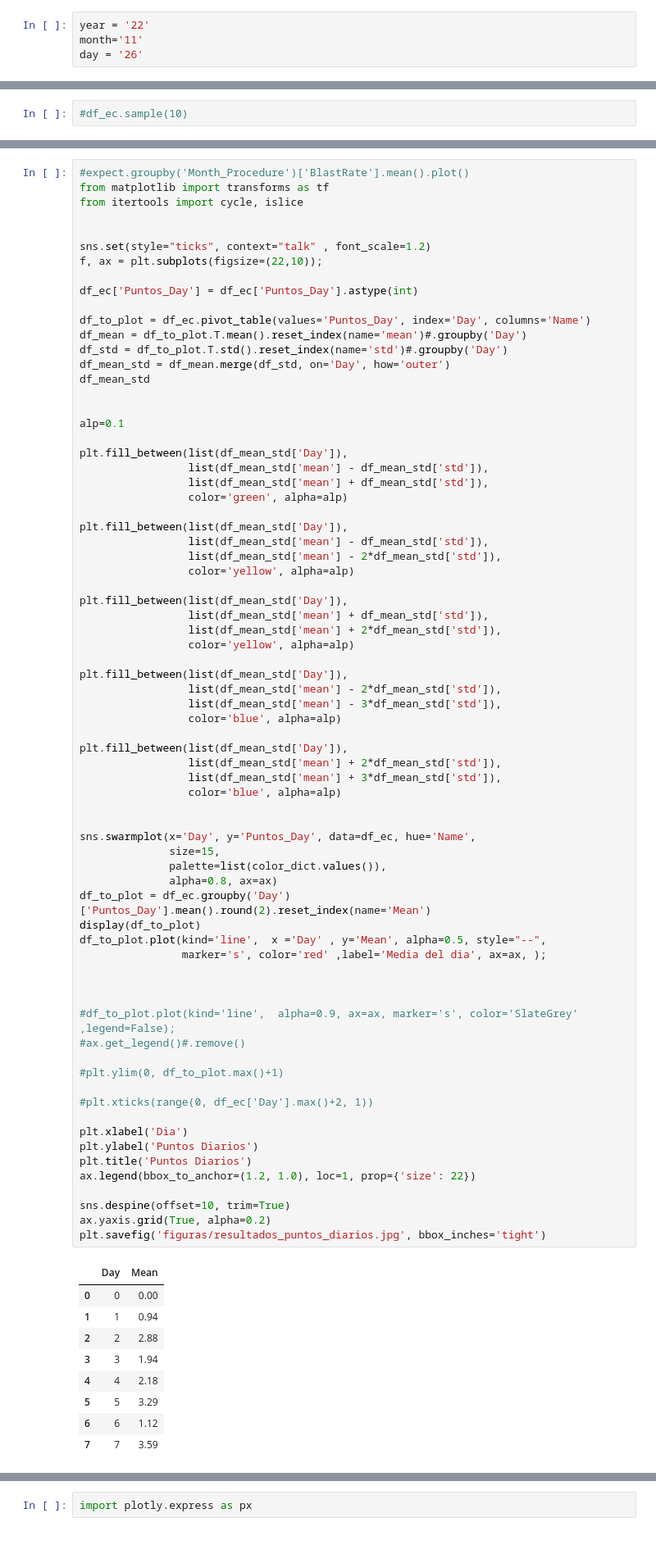
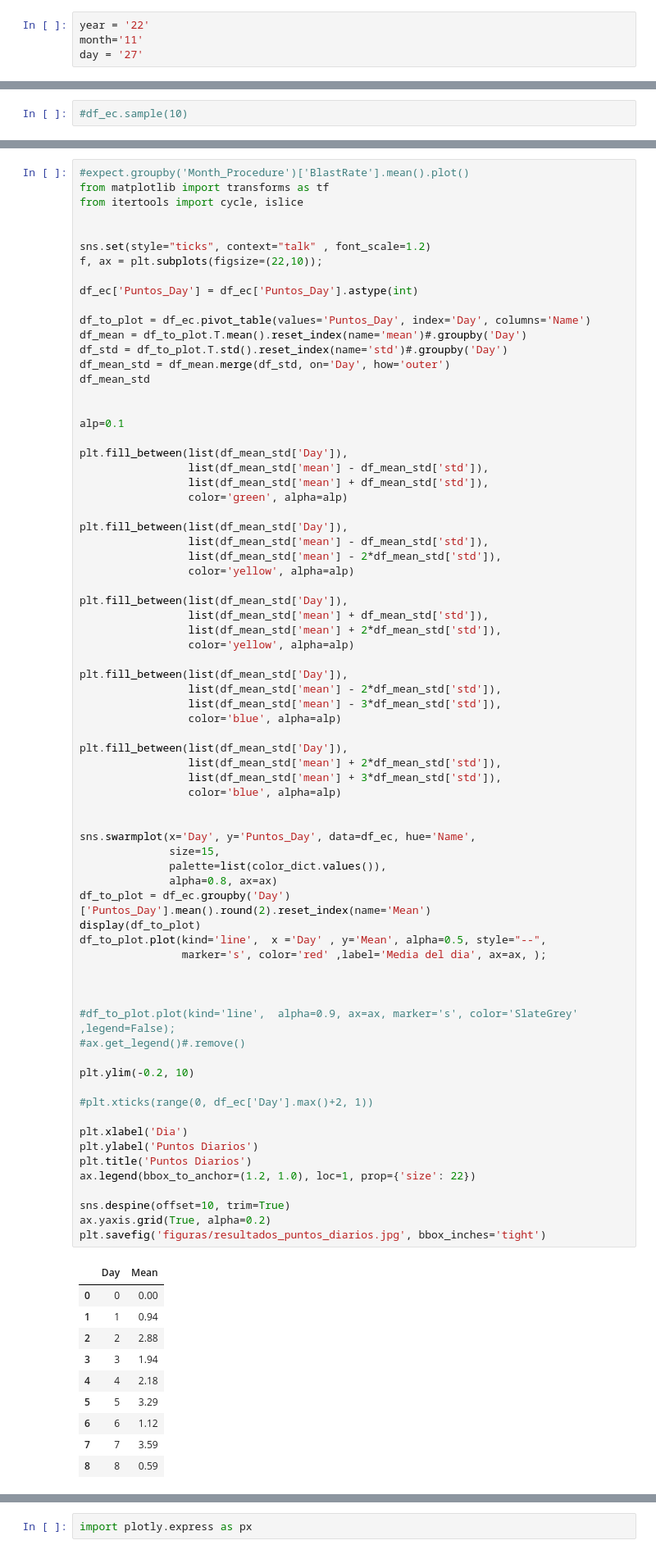
Before and after one commit to ufranca/wc2022, a Jupyter notebook: plot_results_v2.ipynb, the cells around one changed output, grey strips where cells are left out. Shown: that part at 82% size. Cells and saved outputs as stored; diff of their text form.

```diff
--- a/plot_results_v2.ipynb
+++ b/plot_results_v2.ipynb
@@ -51,7 +51,7 @@ HTML("<style>.container { width:90% !important; }</style>")
 # %%
 year = '22'
 month='11'
-day = '26'
+day = '27'
 # %%
 df_ec = pd.read_excel("resultados/resultados_"+year+month+day+".xlsx", dtype=object)
 #df_ec = df_ec[df_ec['Day'] != 0]
@@ -356,34 +355,35 @@ df_to_plot = df_ec.groupby('Day')['Puntos_Day'].mean().round(2).reset_index(name
 display(df_to_plot)
 df_to_plot.plot(kind='line',  x ='Day' , y='Mean', alpha=0.5, style="--",
                 marker='s', color='red' ,label='Media del dia', ax=ax, );
 
 
 
 #df_to_plot.plot(kind='line',  alpha=0.9, ax=ax, marker='s', color='SlateGrey' ,legend=False);
 #ax.get_legend()#.remove()
 
-#plt.ylim(0, df_to_plot.max()+1)
+plt.ylim(-0.2, 10)
 
 #plt.xticks(range(0, df_ec['Day'].max()+2, 1))
 
 plt.xlabel('Dia')
 plt.ylabel('Puntos Diarios')
 plt.title('Puntos Diarios')
 ax.legend(bbox_to_anchor=(1.2, 1.0), loc=1, prop={'size': 22})
 
 sns.despine(offset=10, trim=True)
 ax.yaxis.grid(True, alpha=0.2)
 plt.savefig('figuras/resultados_puntos_diarios.jpg', bbox_inches='tight')
 # %% [output]
 |  | Day | Mean |
 | 0 | 0 | 0.00 |
 | 1 | 1 | 0.94 |
 | 2 | 2 | 2.88 |
 | 3 | 3 | 1.94 |
 | 4 | 4 | 2.18 |
 | 5 | 5 | 3.29 |
 | 6 | 6 | 1.12 |
 | 7 | 7 | 3.59 |
+| 8 | 8 | 0.59 |
 [drawing not drawn]
 # %%
 df_marcador = df_ec.groupby('Name')['Marcador'].sum().reset_index()
```
Also changed, not shown: parts of 6 cells of this notebook, 12 other files.
